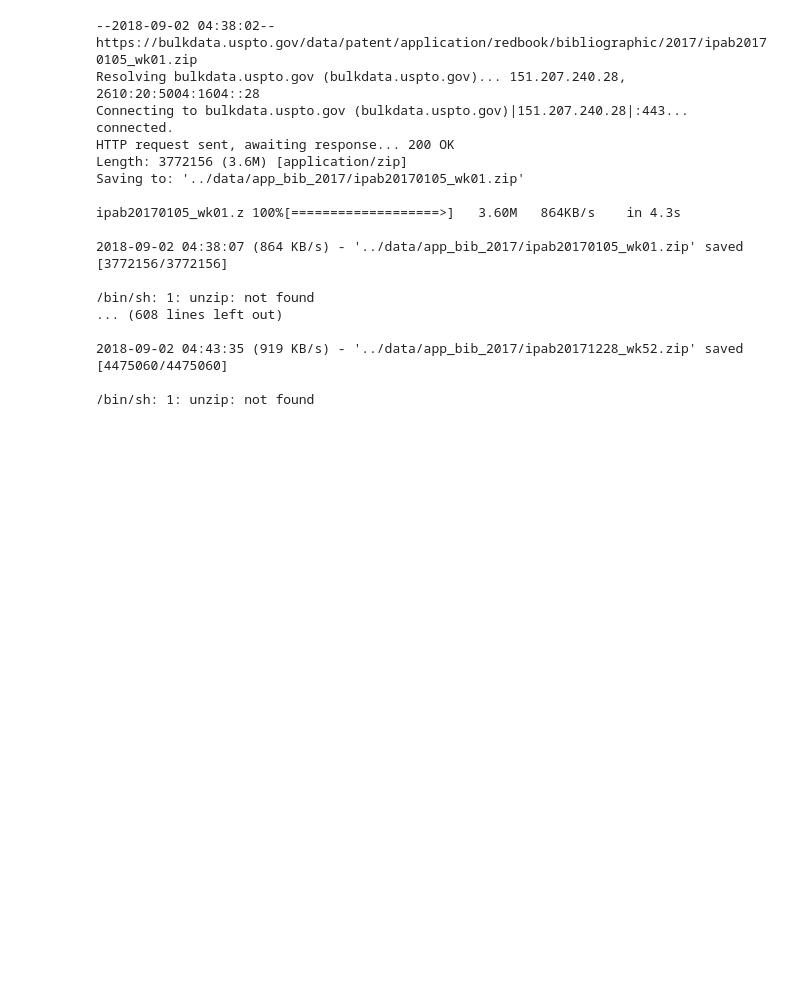
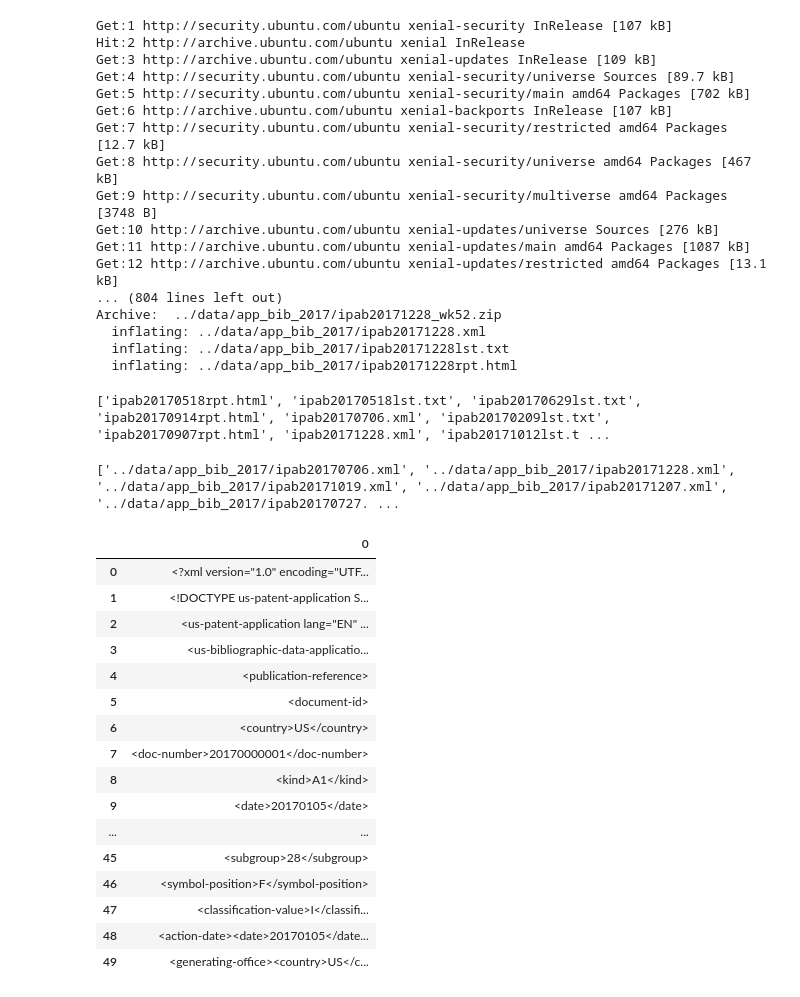
Before and after one commit to susumu2357/US-patent-analysis, a Jupyter notebook: notebook/download.ipynb, the cells around one changed output. Cells and saved outputs as stored; diff of their text form; code cells hidden in the pictures; blank space fills up the shorter version.

```diff
--- a/notebook/download.ipynb
+++ b/notebook/download.ipynb
@@ -60,27 +60,38 @@ TARGET_LIST = TARGET_FILES.split("\n")[1:]
 URL = "https://bulkdata.uspto.gov/data/patent/application/redbook/bibliographic/2017/"
 DATADIR = "../data/app_bib_2017/"
 
-os.makedirs(DATADIR, exist_ok=True)
+# os.makedirs(DATADIR, exist_ok=True)
+!apt-get update && apt-get install -y unzip zip
 
 for file in TARGET_LIST:
     !wget {URL}{file} -P {DATADIR}
     !unzip {DATADIR}{file} -d {DATADIR}
     !rm {DATADIR}{file}
 # %% [output]
---2018-09-02 04:38:02--  https://bulkdata.uspto.gov/data/patent/application/redbook/bibliographic/2017/ipab20170105_wk01.zip
-Resolving bulkdata.uspto.gov (bulkdata.uspto.gov)... 151.207.240.28, 2610:20:5004:1604::28
-Connecting to bulkdata.uspto.gov (bulkdata.uspto.gov)|151.207.240.28|:443... connected.
-HTTP request sent, awaiting response... 200 OK
-Length: 3772156 (3.6M) [application/zip]
-Saving to: '../data/app_bib_2017/ipab20170105_wk01.zip'
-
-ipab20170105_wk01.z 100%[===================>]   3.60M   864KB/s    in 4.3s
-
-2018-09-02 04:38:07 (864 KB/s) - '../data/app_bib_2017/ipab20170105_wk01.zip' saved [3772156/3772156]
-
-/bin/sh: 1: unzip: not found
-... (608 lines left out)
-
-2018-09-02 04:43:35 (919 KB/s) - '../data/app_bib_2017/ipab20171228_wk52.zip' saved [4475060/4475060]
-
-/bin/sh: 1: unzip: not found
+Get:1 http://security.ubuntu.com/ubuntu xenial-security InRelease [107 kB]
+Hit:2 http://archive.ubuntu.com/ubuntu xenial InRelease
+Get:3 http://archive.ubuntu.com/ubuntu xenial-updates InRelease [109 kB]
+Get:4 http://security.ubuntu.com/ubuntu xenial-security/universe Sources [89.7 kB]
+Get:5 http://security.ubuntu.com/ubuntu xenial-security/main amd64 Packages [702 kB]
+Get:6 http://archive.ubuntu.com/ubuntu xenial-backports InRelease [107 kB]
+Get:7 http://security.ubuntu.com/ubuntu xenial-security/restricted amd64 Packages [12.7 kB]
+Get:8 http://security.ubuntu.com/ubuntu xenial-security/universe amd64 Packages [467 kB]
+Get:9 http://security.ubuntu.com/ubuntu xenial-security/multiverse amd64 Packages [3748 B]
+Get:10 http://archive.ubuntu.com/ubuntu xenial-updates/universe Sources [276 kB]
+Get:11 http://archive.ubuntu.com/ubuntu xenial-updates/main amd64 Packages [1087 kB]
+Get:12 http://archive.ubuntu.com/ubuntu xenial-updates/restricted amd64 Packages [13.1 kB]
+... (804 lines left out)
+Archive:  ../data/app_bib_2017/ipab20171228_wk52.zip
+  inflating: ../data/app_bib_2017/ipab20171228.xml
+  inflating: ../data/app_bib_2017/ipab20171228lst.txt
+  inflating: ../data/app_bib_2017/ipab20171228rpt.html
+# %%
+print(os.listdir("../data/app_bib_2017"))
+# %% [output]
+['ipab20170518rpt.html', 'ipab20170518lst.txt', 'ipab20170629lst.txt', 'ipab20170914rpt.html', 'ipab20170706.xml', 'ipab20170209lst.txt', 'ipab20170907rpt.html', 'ipab20171228.xml', 'ipab20171012lst.t ...
+# %%
+import glob
+
+print(glob.glob("../data/app_bib_2017/*.xml"))
+# %% [output]
+['../data/app_bib_2017/ipab20170706.xml', '../data/app_bib_2017/ipab20171228.xml', '../data/app_bib_2017/ipab20171019.xml', '../data/app_bib_2017/ipab20171207.xml', '../data/app_bib_2017/ipab20170727. ...
@@ -86,0 +100,22 @@ ipab20170105_wk01.z 100%[===================>]   3.60M   864KB/s    in 4.3s
+# %%
+xml = pd.read_table("../data/app_bib_2017/ipab20170105.xml", header=None)
+# %%
+xml.head(50)
+# %% [output]
+|  | 0 |
+| 0 | <?xml version="1.0" encoding="UTF... |
+| 1 | <!DOCTYPE us-patent-application S... |
+| 2 | <us-patent-application lang="EN" ... |
+| 3 | <us-bibliographic-data-applicatio... |
+| 4 | <publication-reference> |
+| 5 | <document-id> |
+| 6 | <country>US</country> |
+| 7 | <doc-number>20170000001</doc-number> |
+| 8 | <kind>A1</kind> |
+| 9 | <date>20170105</date> |
+| ... | ... |
+| 45 | <subgroup>28</subgroup> |
+| 46 | <symbol-position>F</symbol-position> |
+| 47 | <classification-value>I</classifi... |
+| 48 | <action-date><date>20170105</date... |
+| 49 | <generating-office><country>US</c... |
```
Also changed, not shown: parts of 5 cells of this notebook.
